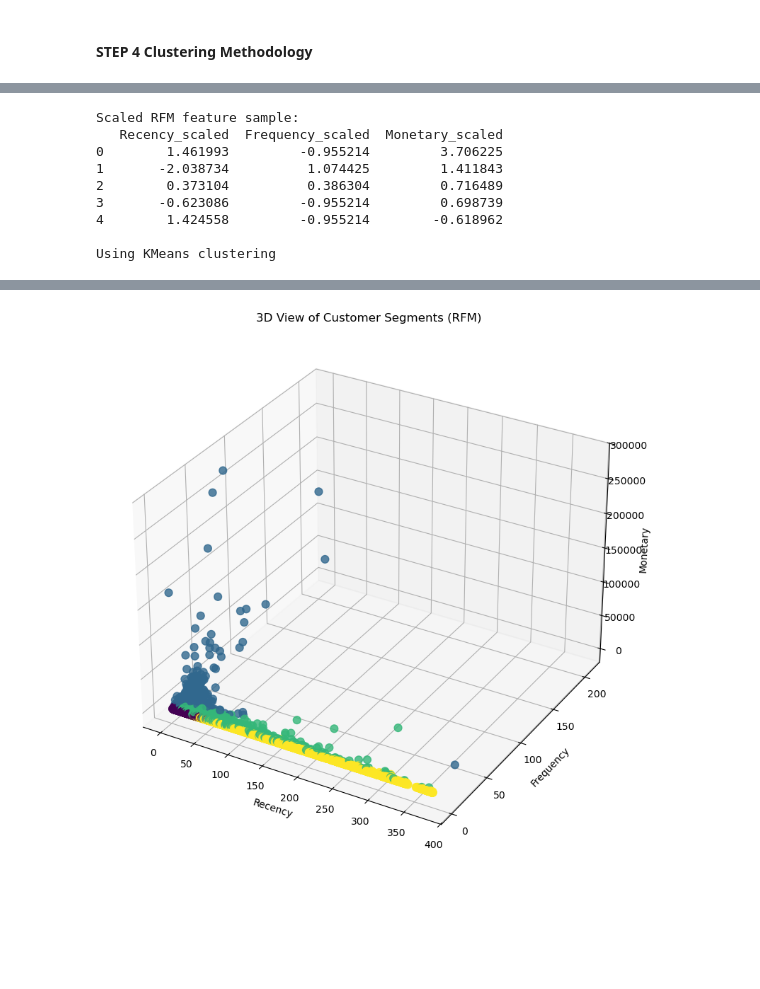
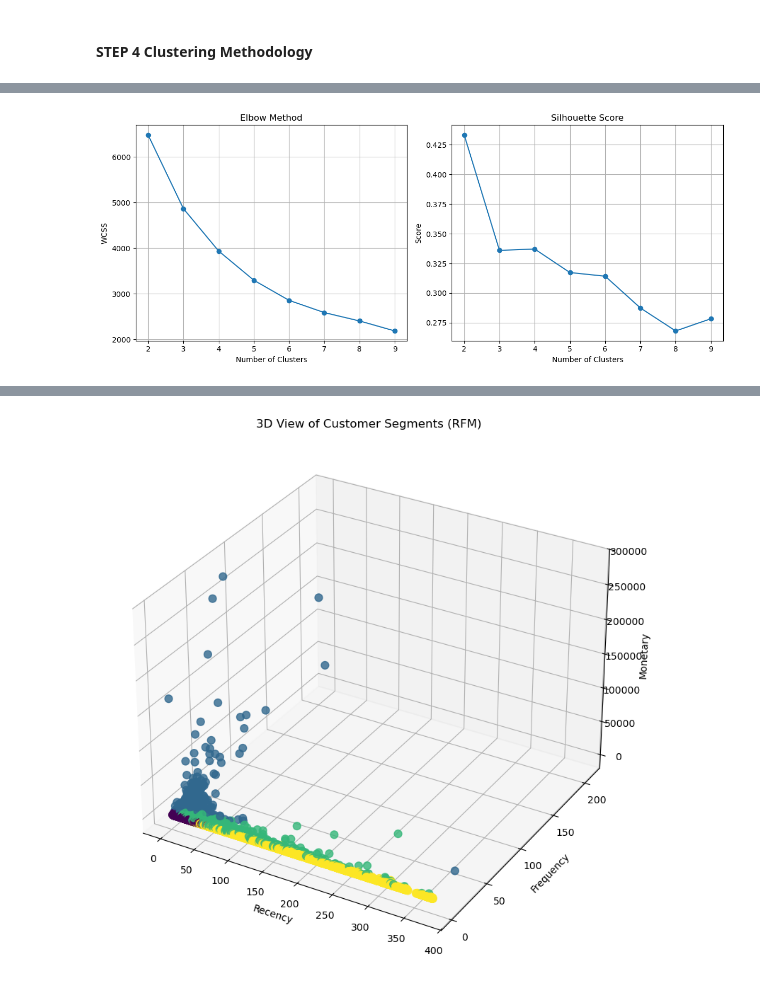
Before and after one commit to THIVA-AR/Fourth_project, a Jupyter notebook: my_fourth_project.ipynb, the cells around one changed output, grey strips where cells are left out. Cells and saved outputs as stored; diff of their text form; code cells hidden in the pictures; blank space fills up the shorter version.

```diff
--- a/my_fourth_project.ipynb
+++ b/my_fourth_project.ipynb
@@ -569,24 +547,49 @@ RFM sample:
 # %%
-# 2 Standardize / Normalize RFM values
+# Standardize
+scaler = StandardScaler()
 
-scaler = StandardScaler()
-rfm_scaled = scaler.fit_transform(rfm_features)
-
-print("\nScaled RFM feature sample:")
-print(pd.DataFrame(rfm_scaled, columns=["Recency_scaled", "Frequency_scaled", "Monetary_scaled"]).head())
-
-# 3 Choose Clustering Algorithm
-#    [Using KMeans]
-
-print("\nUsing KMeans clustering")
+rfm_scaled = scaler.fit_transform(
+    rfm[['Recency_log', 'Frequency_log', 'Monetary_log']]
+)
-# %% [output]
-Scaled RFM feature sample:
-   Recency_scaled  Frequency_scaled  Monetary_scaled
-0        1.461993         -0.955214         3.706225
-1       -2.038734          1.074425         1.411843
-2        0.373104          0.386304         0.716489
-3       -0.623086         -0.955214         0.698739
-4        1.424558         -0.955214        -0.618962
-
-Using KMeans clustering
+# %%
+# find optimal clusters
+wcss = []
+silhouette_scores = []
+
+k_range = range(2, 10)
+
+for i in k_range:
+    kmeans = KMeans(n_clusters=i, random_state=42)
+    labels = kmeans.fit_predict(rfm_scaled)
+
+    # Elbow (WCSS)
+    wcss.append(kmeans.inertia_)
+
+    # Silhouette Score
+    score = silhouette_score(rfm_scaled, labels)
+    silhouette_scores.append(score)
+
+# Plot both graphs
+plt.figure(figsize=(12, 5))
+
+#  Elbow Plot
+plt.subplot(1, 2, 1)
+plt.plot(k_range, wcss, marker='o')
+plt.title("Elbow Method")
+plt.xlabel("Number of Clusters")
+plt.ylabel("WCSS")
+plt.grid(True)
+
+#  Silhouette Plot
+plt.subplot(1, 2, 2)
+plt.plot(k_range, silhouette_scores, marker='o')
+plt.title("Silhouette Score")
+plt.xlabel("Number of Clusters")
+plt.ylabel("Score")
+plt.grid(True)
+
+plt.tight_layout()
+plt.show()
+# %% [output]
+[figure, added]
 # %%
```
Also changed, not shown: parts of 12 cells of this notebook.
